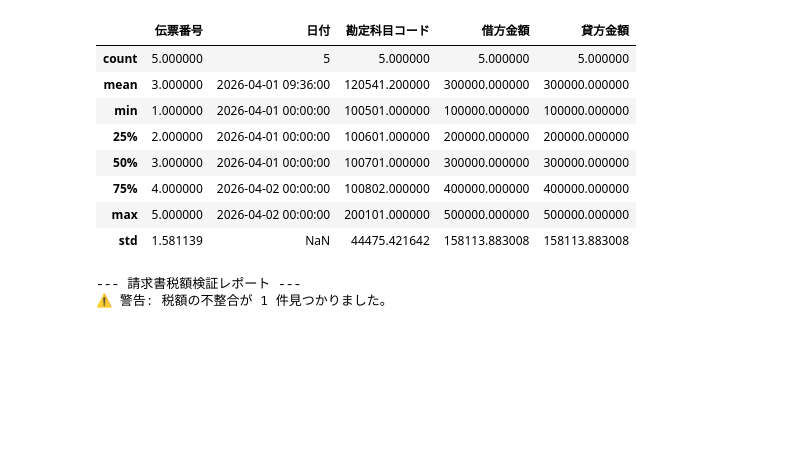
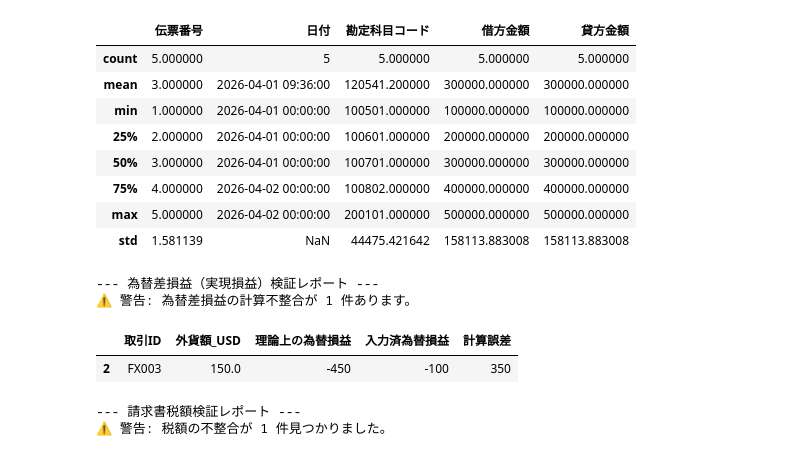
Before and after one commit to Koji-Accounting-Tech/D365-Finance-Data-Validator, a Jupyter notebook: D365_Data_Processing.ipynb, the cells around one changed output. Cells and saved outputs as stored; diff of their text form; code cells hidden in the pictures; blank space fills up the shorter version.

```diff
--- a/D365_Data_Processing.ipynb
+++ b/D365_Data_Processing.ipynb
@@ -31,6 +31,42 @@ display(df.describe())
 | 75% | 4.000000 | 2026-04-02 00:00:00 | 100802.000000 | 400000.000000 | 400000.000000 |
 | max | 5.000000 | 2026-04-02 00:00:00 | 200101.000000 | 500000.000000 | 500000.000000 |
 | std | 1.581139 | NaN | 44475.421642 | 158113.883008 | 158113.883008 |
+# %%
+import pandas as pd
+
+# 1. 取引データ（請求時と支払時のデータ）
+# ※ 伝票 FX003 は、入力された損益額が間違っている想定（計算チェック用）
+exchange_data = {
+    '取引ID': ['FX001', 'FX002', 'FX003'],
+    '外貨額_USD': [100.0, 250.0, 150.0],
+    '請求時レート': [150.0, 151.0, 149.0],
+    '支払時レート': [155.0, 148.0, 152.0],
+    '入力済為替損益': [-500, 750, -100] # FX003は本来 -450のはず
+}
+df_fx = pd.DataFrame(exchange_data)
+
+# 2. 為替差損益の計算ロジック
+# 計算式: 外貨額 * (請求時レート - 支払時レート)
+# ※ 正数なら「益」、負数なら「損」
+df_fx['理論上の為替損益'] = (
+    df_fx['外貨額_USD'] * (df_fx['請求時レート'] - df_fx['支払時レート'])
+).astype(int)
+
+# 3. 誤差の検知
+df_fx['計算誤差'] = df_fx['入力済為替損益'] - df_fx['理論上の為替損益']
+error_fx = df_fx[df_fx['計算誤差'] != 0]
+
+print("--- 為替差損益（実現損益）検証レポート ---")
+if len(error_fx) > 0:
+    print(f"⚠️ 警告: 為替差損益の計算不整合が {len(error_fx)} 件あります。")
+    display(error_fx[['取引ID', '外貨額_USD', '理論上の為替損益', '入力済為替損益', '計算誤差']])
+else:
+    print("✅ すべての為替差損益が正しく計上されています。")
+# %% [output]
+--- 為替差損益（実現損益）検証レポート ---
+⚠️ 警告: 為替差損益の計算不整合が 1 件あります。
+|  | 取引ID | 外貨額_USD | 理論上の為替損益 | 入力済為替損益 | 計算誤差 |
+| 2 | FX003 | 150.0 | -450 | -100 | 350 |
 # %%
 import pandas as pd
 from decimal import Decimal, ROUND_HALF_UP
```
